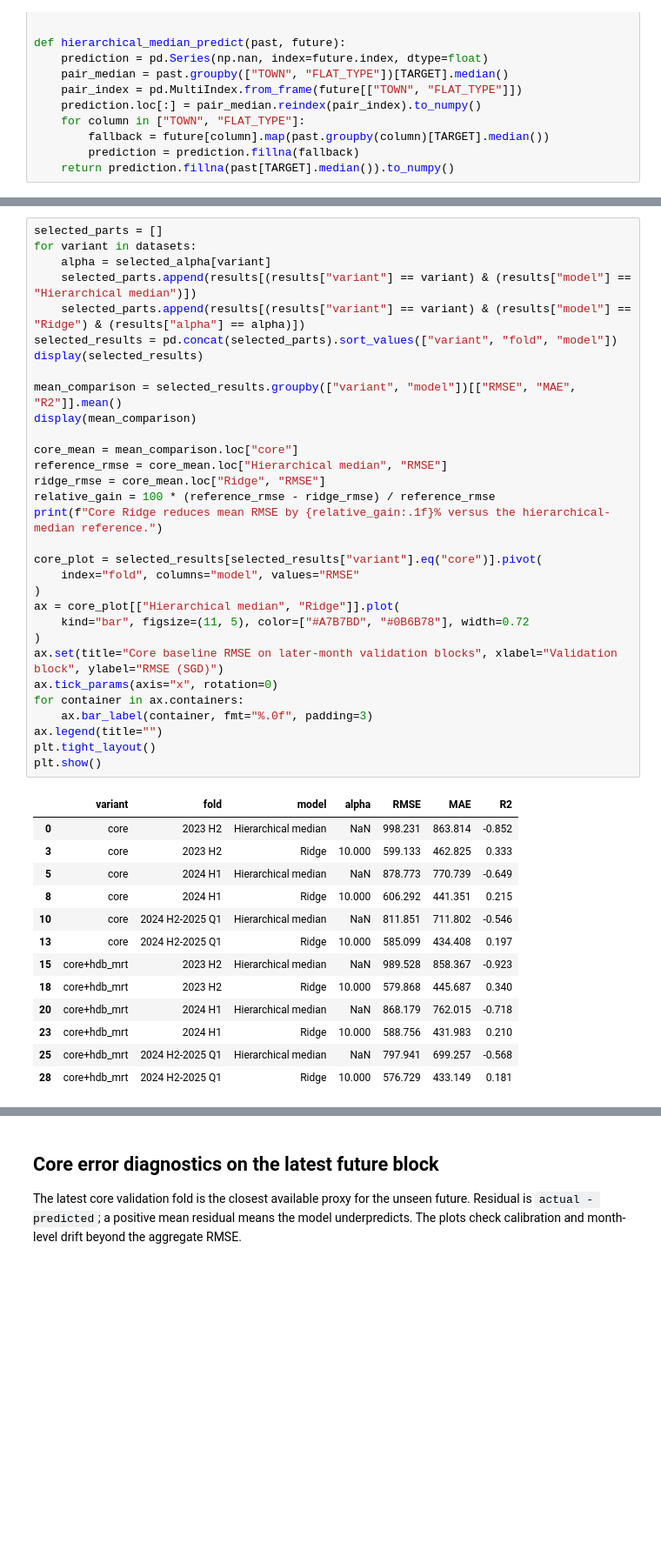
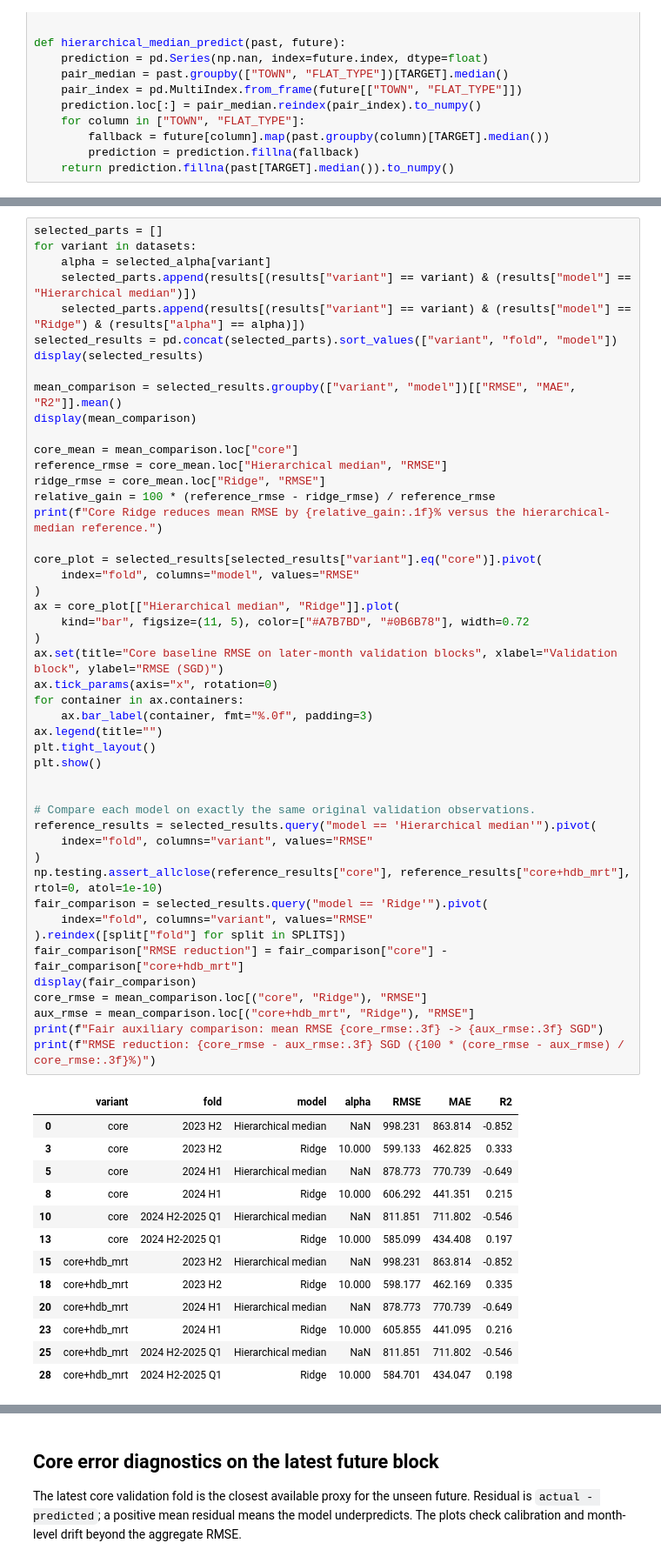
Before and after one commit to ziqing26/cs5228-group6, a Jupyter notebook: notebooks/05_ridge_baseline.ipynb, the cells around one changed output, grey strips where cells are left out. Shown at 87% size. Cells and saved outputs as stored; diff of their text form; blank space fills up the shorter version.

Commit message:
rerun ridge baseline

```diff
--- a/notebooks/05_ridge_baseline.ipynb
+++ b/notebooks/05_ridge_baseline.ipynb
@@ -293,39 +326,55 @@ display(selected_results)
 mean_comparison = selected_results.groupby(["variant", "model"])[["RMSE", "MAE", "R2"]].mean()
 display(mean_comparison)
 
 core_mean = mean_comparison.loc["core"]
 reference_rmse = core_mean.loc["Hierarchical median", "RMSE"]
 ridge_rmse = core_mean.loc["Ridge", "RMSE"]
 relative_gain = 100 * (reference_rmse - ridge_rmse) / reference_rmse
 print(f"Core Ridge reduces mean RMSE by {relative_gain:.1f}% versus the hierarchical-median reference.")
 
 core_plot = selected_results[selected_results["variant"].eq("core")].pivot(
     index="fold", columns="model", values="RMSE"
 )
 ax = core_plot[["Hierarchical median", "Ridge"]].plot(
     kind="bar", figsize=(11, 5), color=["#A7B7BD", "#0B6B78"], width=0.72
 )
 ax.set(title="Core baseline RMSE on later-month validation blocks", xlabel="Validation block", ylabel="RMSE (SGD)")
 ax.tick_params(axis="x", rotation=0)
 for container in ax.containers:
     ax.bar_label(container, fmt="%.0f", padding=3)
 ax.legend(title="")
 plt.tight_layout()
 plt.show()
+
+
+# Compare each model on exactly the same original validation observations.
+reference_results = selected_results.query("model == 'Hierarchical median'").pivot(
+    index="fold", columns="variant", values="RMSE"
+)
+np.testing.assert_allclose(reference_results["core"], reference_results["core+hdb_mrt"], rtol=0, atol=1e-10)
+fair_comparison = selected_results.query("model == 'Ridge'").pivot(
+    index="fold", columns="variant", values="RMSE"
+).reindex([split["fold"] for split in SPLITS])
+fair_comparison["RMSE reduction"] = fair_comparison["core"] - fair_comparison["core+hdb_mrt"]
+display(fair_comparison)
+core_rmse = mean_comparison.loc[("core", "Ridge"), "RMSE"]
+aux_rmse = mean_comparison.loc[("core+hdb_mrt", "Ridge"), "RMSE"]
+print(f"Fair auxiliary comparison: mean RMSE {core_rmse:.3f} -> {aux_rmse:.3f} SGD")
+print(f"RMSE reduction: {core_rmse - aux_rmse:.3f} SGD ({100 * (core_rmse - aux_rmse) / core_rmse:.3f}%)")
 # %% [output]
 |  | variant | fold | model | alpha | RMSE | MAE | R2 |
 | 0 | core | 2023 H2 | Hierarchical median | NaN | 998.231 | 863.814 | -0.852 |
 | 3 | core | 2023 H2 | Ridge | 10.000 | 599.133 | 462.825 | 0.333 |
 | 5 | core | 2024 H1 | Hierarchical median | NaN | 878.773 | 770.739 | -0.649 |
 | 8 | core | 2024 H1 | Ridge | 10.000 | 606.292 | 441.351 | 0.215 |
 | 10 | core | 2024 H2-2025 Q1 | Hierarchical median | NaN | 811.851 | 711.802 | -0.546 |
 | 13 | core | 2024 H2-2025 Q1 | Ridge | 10.000 | 585.099 | 434.408 | 0.197 |
-| 15 | core+hdb_mrt | 2023 H2 | Hierarchical median | NaN | 989.528 | 858.367 | -0.923 |
-| 18 | core+hdb_mrt | 2023 H2 | Ridge | 10.000 | 579.868 | 445.687 | 0.340 |
-| 20 | core+hdb_mrt | 2024 H1 | Hierarchical median | NaN | 868.179 | 762.015 | -0.718 |
-| 23 | core+hdb_mrt | 2024 H1 | Ridge | 10.000 | 588.756 | 431.983 | 0.210 |
-| 25 | core+hdb_mrt | 2024 H2-2025 Q1 | Hierarchical median | NaN | 797.941 | 699.257 | -0.568 |
-| 28 | core+hdb_mrt | 2024 H2-2025 Q1 | Ridge | 10.000 | 576.729 | 433.149 | 0.181 |
+| 15 | core+hdb_mrt | 2023 H2 | Hierarchical median | NaN | 998.231 | 863.814 | -0.852 |
+| 18 | core+hdb_mrt | 2023 H2 | Ridge | 10.000 | 598.177 | 462.169 | 0.335 |
+| 20 | core+hdb_mrt | 2024 H1 | Hierarchical median | NaN | 878.773 | 770.739 | -0.649 |
+| 23 | core+hdb_mrt | 2024 H1 | Ridge | 10.000 | 605.855 | 441.095 | 0.216 |
+| 25 | core+hdb_mrt | 2024 H2-2025 Q1 | Hierarchical median | NaN | 811.851 | 711.802 | -0.546 |
+| 28 | core+hdb_mrt | 2024 H2-2025 Q1 | Ridge | 10.000 | 584.701 | 434.047 | 0.198 |
 |  |  | RMSE | MAE | R2 |
 | variant | model |  |  |  |
 | core | Hierarchical median | 896.285 | 782.118 | -0.682 |
```
Also changed, not shown: parts of 11 cells of this notebook, 2 other files.
